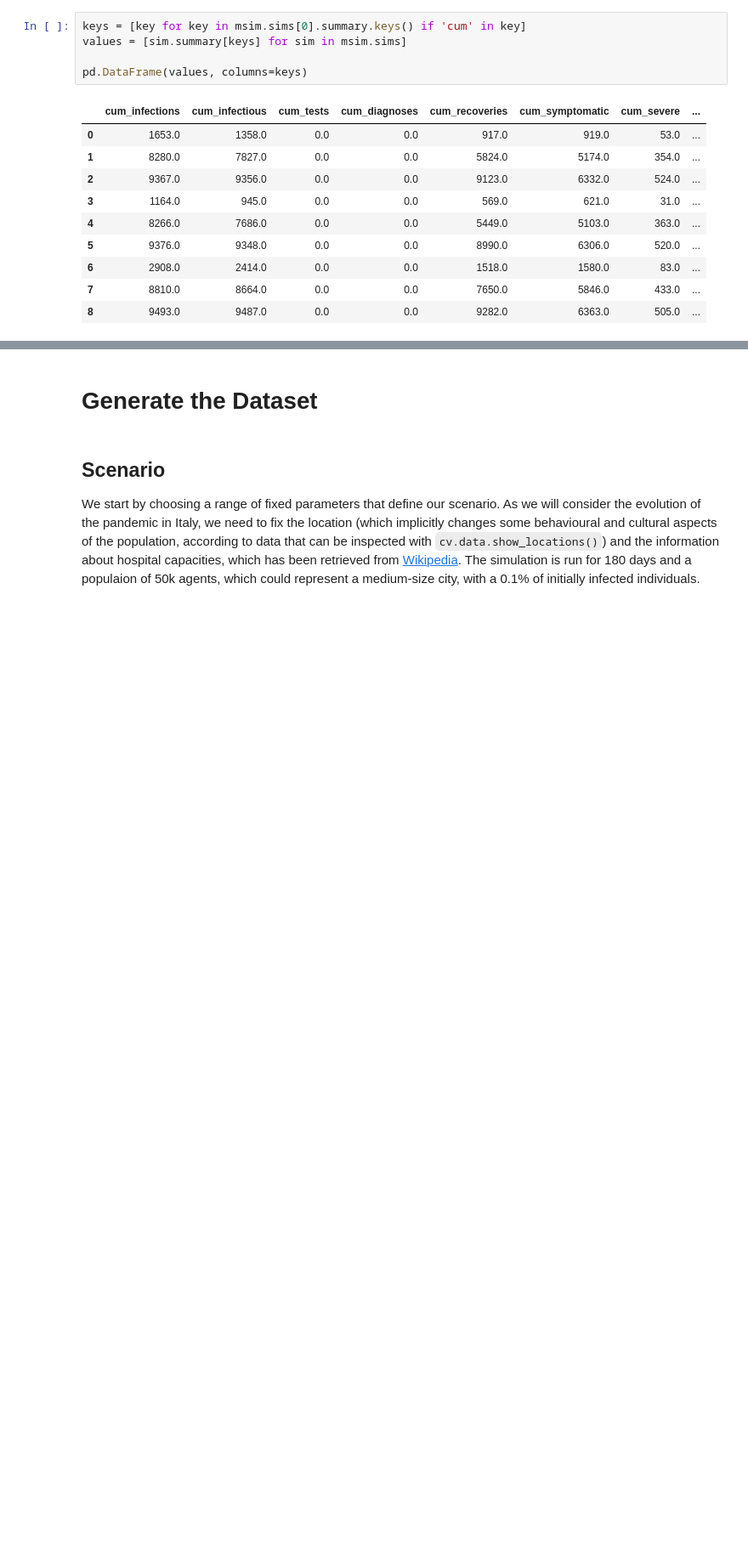
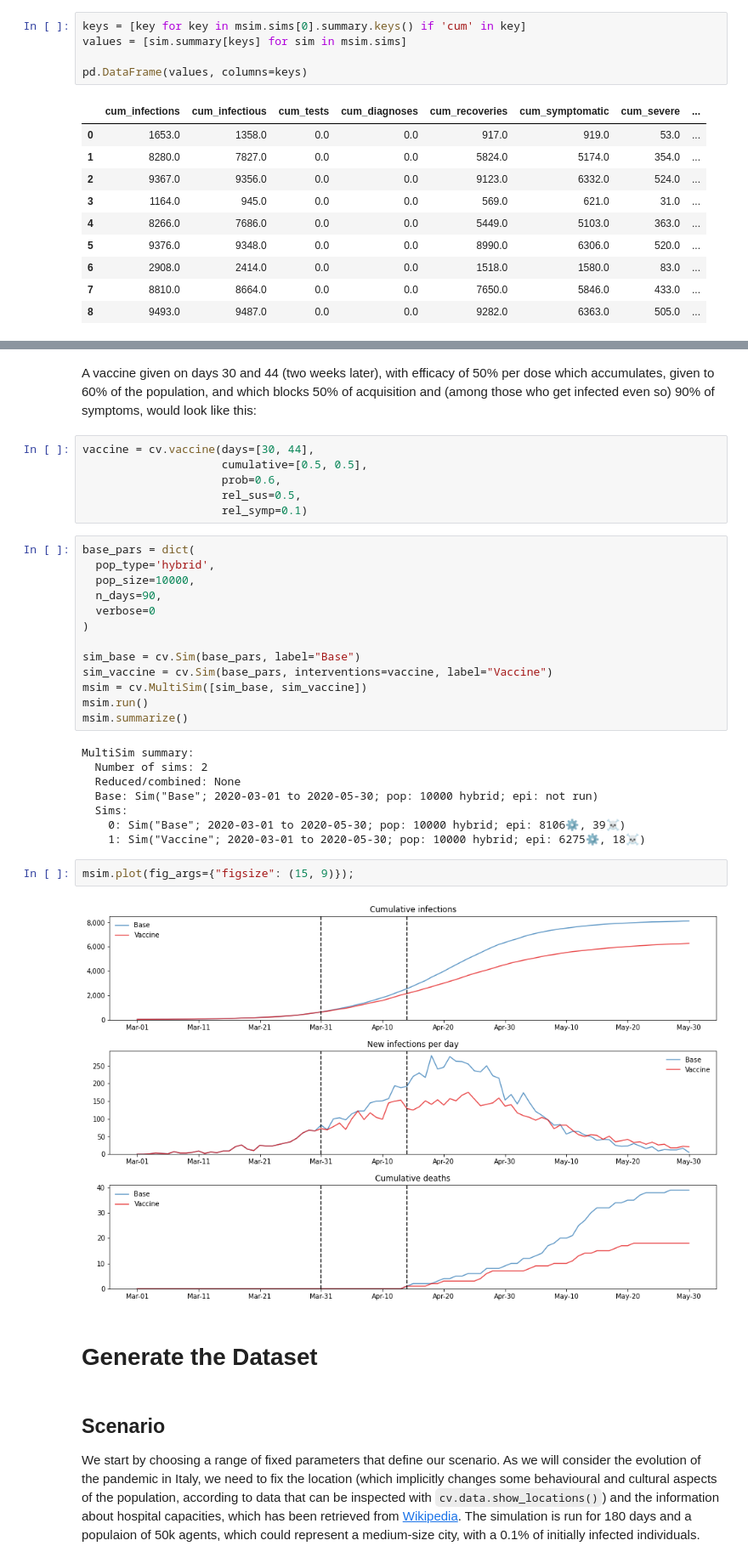
Before and after one commit to LIA-UniBo/EpidemicModelLearning, a Jupyter notebook: notebooks/1. Data Generation.ipynb, the cells around one changed output, grey strips where cells are left out. Shown at 85% size. Cells and saved outputs as stored; diff of their text form; blank space fills up the shorter version.

Commit message:
Add interventions section in first notebook

```diff
--- a/notebooks/1. Data Generation.ipynb
+++ b/notebooks/1. Data Generation.ipynb
@@ -138,3 +143,36 @@ pd.DataFrame(values, columns=keys)
+# %% [markdown]
+A vaccine given on days 30 and 44 (two weeks later), with efficacy of 50% per dose which accumulates, given to 60% of the population, and which blocks 50% of acquisition and (among those who get infected even so) 90% of symptoms, would look like this:
+# %%
+vaccine = cv.vaccine(days=[30, 44],
+                     cumulative=[0.5, 0.5],
+                     prob=0.6,
+                     rel_sus=0.5,
+                     rel_symp=0.1)
+# %%
+base_pars = dict(
+  pop_type='hybrid',
+  pop_size=10000,
+  n_days=90,
+  verbose=0
+)
+
+sim_base = cv.Sim(base_pars, label="Base")
+sim_vaccine = cv.Sim(base_pars, interventions=vaccine, label="Vaccine")
+msim = cv.MultiSim([sim_base, sim_vaccine])
+msim.run()
+msim.summarize()
+# %% [output]
+MultiSim summary:
+  Number of sims: 2
+  Reduced/combined: None
+  Base: Sim("Base"; 2020-03-01 to 2020-05-30; pop: 10000 hybrid; epi: not run)
+  Sims:
+    0: Sim("Base"; 2020-03-01 to 2020-05-30; pop: 10000 hybrid; epi: 8106⚙, 39☠)
+    1: Sim("Vaccine"; 2020-03-01 to 2020-05-30; pop: 10000 hybrid; epi: 6275⚙, 18☠)
+# %%
+msim.plot(fig_args={"figsize": (15, 9)});
+# %% [output]
+[figure, added]
 # %% [markdown]
 # Generate the Dataset
 # %% [markdown]
```
Also changed, not shown: parts of 5 cells of this notebook.
